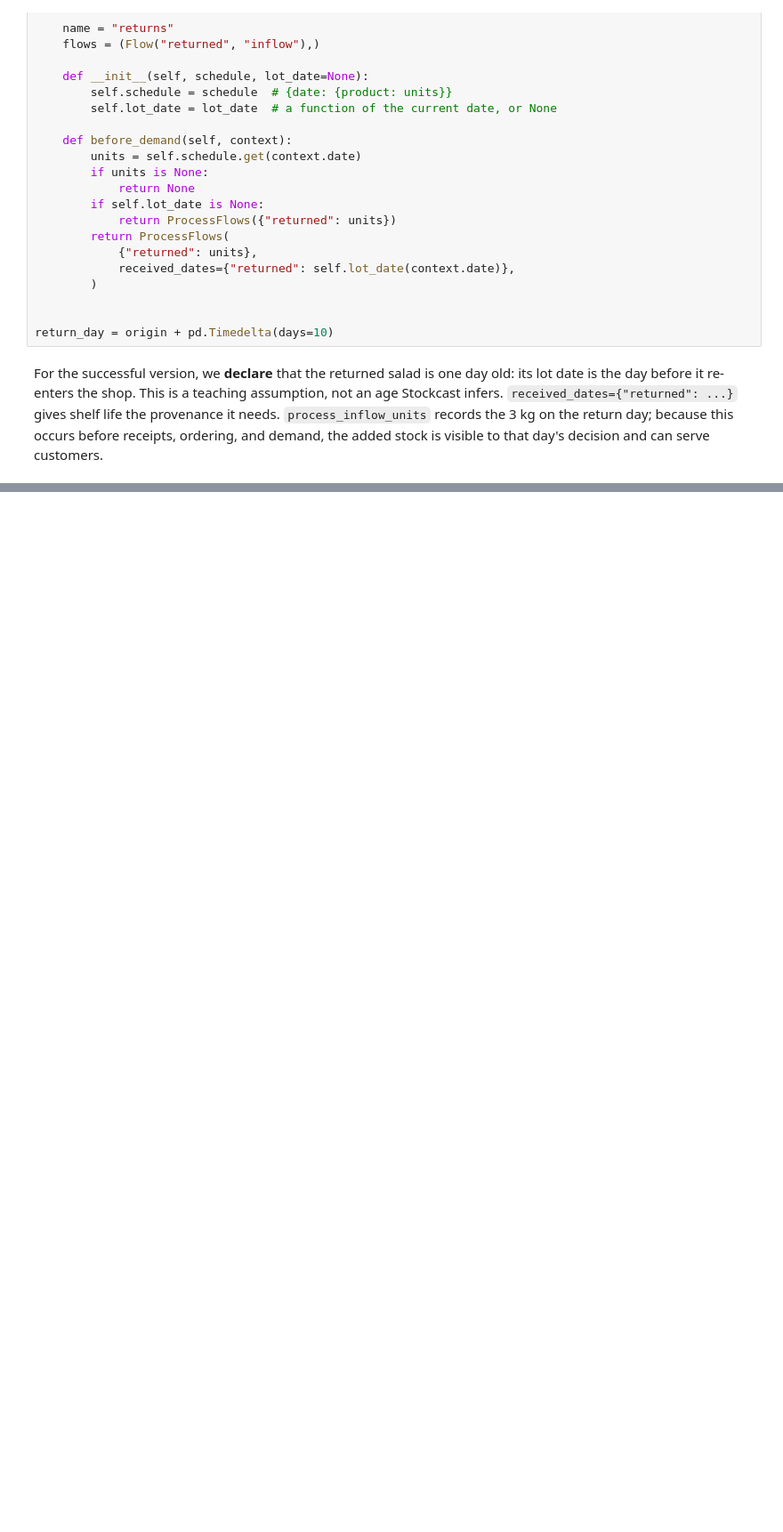
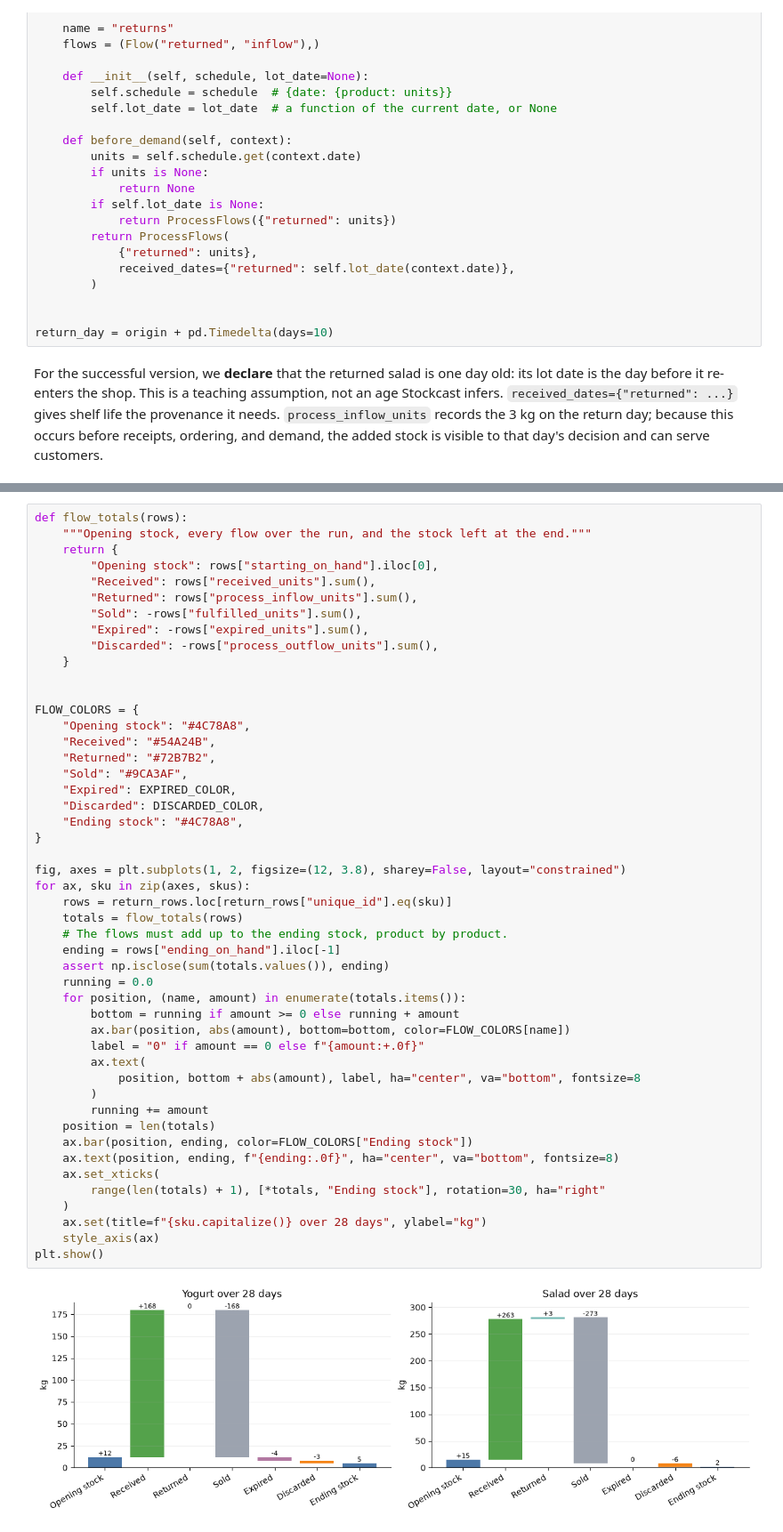
Before and after one commit to FilTheo/stockcast, a Jupyter notebook: examples/notebooks/05e_inventory_processes.ipynb, the cells around one changed output, grey strips where cells are left out. Shown at 89% size. Cells and saved outputs as stored; diff of their text form; blank space fills up the shorter version.

```diff
--- a/examples/notebooks/05e_inventory_processes.ipynb
+++ b/examples/notebooks/05e_inventory_processes.ipynb
@@ -470,0 +570,50 @@ return_rows.loc[
+# %%
+def flow_totals(rows):
+    """Opening stock, every flow over the run, and the stock left at the end."""
+    return {
+        "Opening stock": rows["starting_on_hand"].iloc[0],
+        "Received": rows["received_units"].sum(),
+        "Returned": rows["process_inflow_units"].sum(),
+        "Sold": -rows["fulfilled_units"].sum(),
+        "Expired": -rows["expired_units"].sum(),
+        "Discarded": -rows["process_outflow_units"].sum(),
+    }
+
+
+FLOW_COLORS = {
+    "Opening stock": "#4C78A8",
+    "Received": "#54A24B",
+    "Returned": "#72B7B2",
+    "Sold": "#9CA3AF",
+    "Expired": EXPIRED_COLOR,
+    "Discarded": DISCARDED_COLOR,
+    "Ending stock": "#4C78A8",
+}
+
+fig, axes = plt.subplots(1, 2, figsize=(12, 3.8), sharey=False, layout="constrained")
+for ax, sku in zip(axes, skus):
+    rows = return_rows.loc[return_rows["unique_id"].eq(sku)]
+    totals = flow_totals(rows)
+    # The flows must add up to the ending stock, product by product.
+    ending = rows["ending_on_hand"].iloc[-1]
+    assert np.isclose(sum(totals.values()), ending)
+    running = 0.0
+    for position, (name, amount) in enumerate(totals.items()):
+        bottom = running if amount >= 0 else running + amount
+        ax.bar(position, abs(amount), bottom=bottom, color=FLOW_COLORS[name])
+        label = "0" if amount == 0 else f"{amount:+.0f}"
+        ax.text(
+            position, bottom + abs(amount), label, ha="center", va="bottom", fontsize=8
+        )
+        running += amount
+    position = len(totals)
+    ax.bar(position, ending, color=FLOW_COLORS["Ending stock"])
+    ax.text(position, ending, f"{ending:.0f}", ha="center", va="bottom", fontsize=8)
+    ax.set_xticks(
+        range(len(totals) + 1), [*totals, "Ending stock"], rotation=30, ha="right"
+    )
+    ax.set(title=f"{sku.capitalize()} over 28 days", ylabel="kg")
+    style_axis(ax)
+plt.show()
+# %% [output]
+[figure, added]
```
Also changed, not shown: parts of 14 cells of this notebook.
